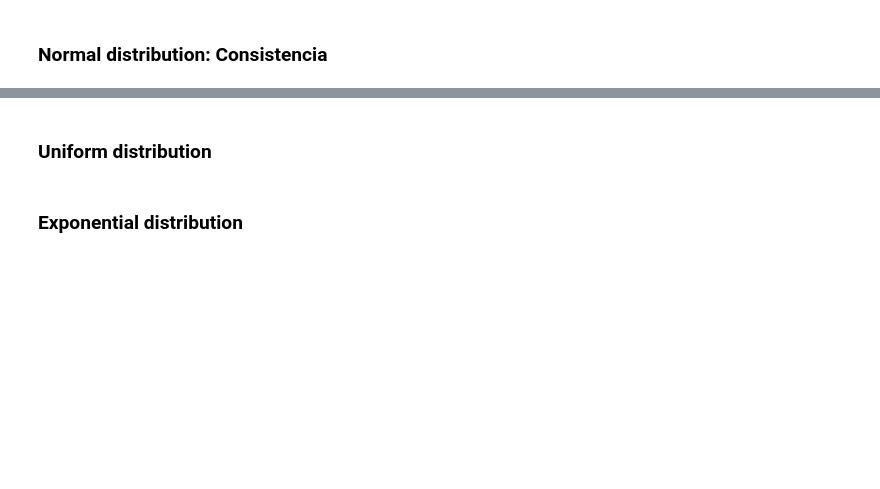
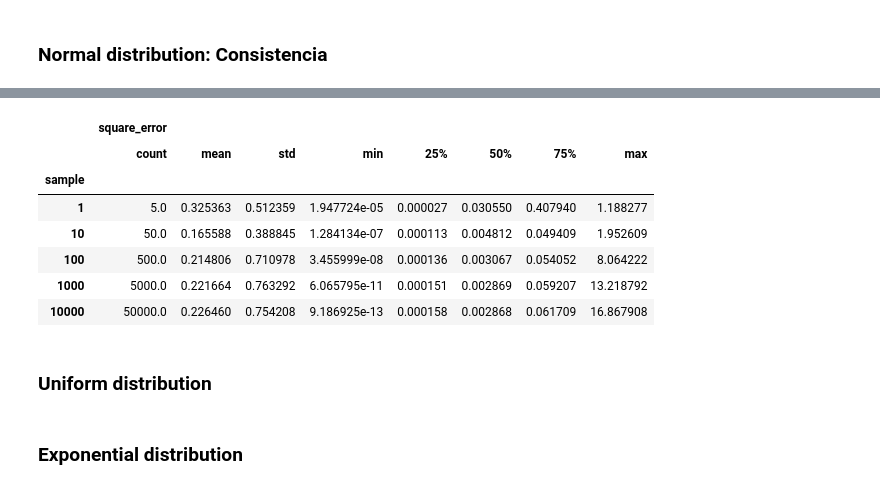
Before and after one commit to SebastianCerquera/datascience, a Jupyter notebook: stats/frequential_parameter_estimation.ipynb, the cells around one changed output, grey strips where cells are left out. Saved outputs shown, nothing was run; the diff lists cells and outputs as text; code cells hidden in the pictures; blank space fills up the shorter version.

```diff
--- a/stats/frequential_parameter_estimation.ipynb
+++ b/stats/frequential_parameter_estimation.ipynb
@@ -161,0 +171,5 @@ sns.boxplot(data=df_e, y="values", x="sample", hue="N", showfliers=True)
+# %%
+df_e = estimators_samples_table(gen_normal_sample, estimate_mean)
+df_e.loc[:,"parameter"] = MU
+df_e.loc[:,"square_error"] = (df_e["values"] - df_e["parameter"]).apply(lambda e: e**2)
+df_e.head()
@@ -162,2 +183,13 @@ sns.boxplot(data=df_e, y="values", x="sample", hue="N", showfliers=True)
+# %%
+df_e[["sample", "square_error"]].groupby(by="sample").describe()
+# %% [output]
+|  | square_error |  |  |  |  |  |  |  |
+|  | count | mean | std | min | 25% | 50% | 75% | max |
+| sample |  |  |  |  |  |  |  |  |
+| 1 | 5.0 | 0.325363 | 0.512359 | 1.947724e-05 | 0.000027 | 0.030550 | 0.407940 | 1.188277 |
+| 10 | 50.0 | 0.165588 | 0.388845 | 1.284134e-07 | 0.000113 | 0.004812 | 0.049409 | 1.952609 |
+| 100 | 500.0 | 0.214806 | 0.710978 | 3.455999e-08 | 0.000136 | 0.003067 | 0.054052 | 8.064222 |
+| 1000 | 5000.0 | 0.221664 | 0.763292 | 6.065795e-11 | 0.000151 | 0.002869 | 0.059207 | 13.218792 |
+| 10000 | 50000.0 | 0.226460 | 0.754208 | 9.186925e-13 | 0.000158 | 0.002868 | 0.061709 | 16.867908 |
 # %% [markdown]
 ### Uniform distribution
```
Also changed, not shown: parts of 11 cells of this notebook, 1 other file.
